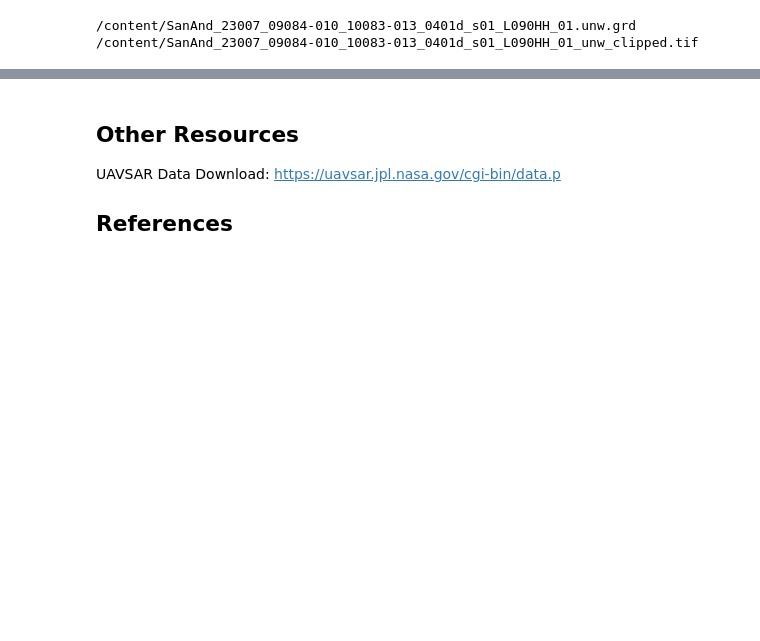
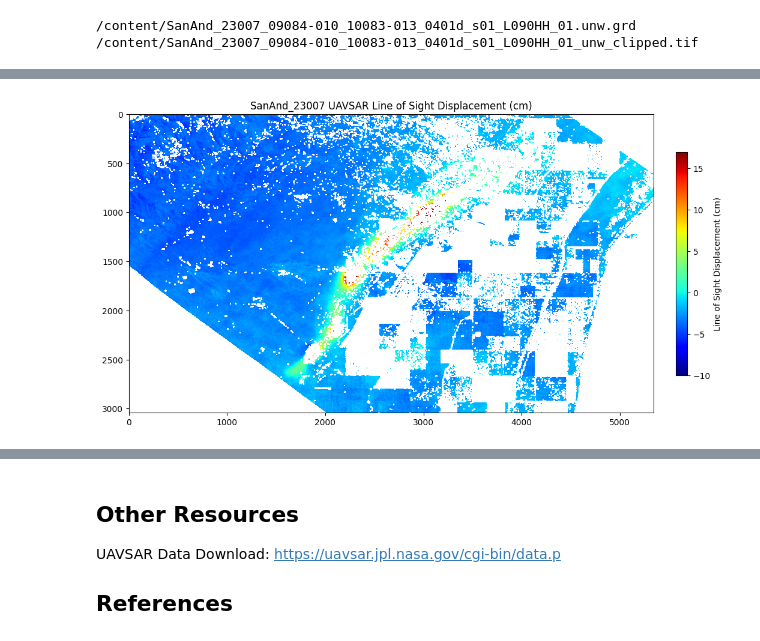
Before and after one commit to anniepeacock/DANSAR, a Jupyter notebook: nisar/Subsidence_NISAR.ipynb, the cells around one changed output, grey strips where cells are left out. Drawn from its saved outputs; the diff is of its cells as text; code cells hidden in the pictures; blank space fills up the shorter version.

```diff
--- a/nisar/Subsidence_NISAR.ipynb
+++ b/nisar/Subsidence_NISAR.ipynb
@@ -211,0 +257,11 @@ plt.imshow(grd_unw)
+# %%
+phase = grd_unw
+wavelength = 25 #in cm
+los_displacement = phase * (wavelength / (4 * np.pi))
+# %%
+plt.imshow(los_displacement, vmin=-10, vmax=17, cmap='jet')
+plt.title('SanAnd_23007 UAVSAR Line of Sight Displacement (cm)')
+plt.colorbar(label='Line of Sight Displacement (cm)', fraction=0.02, pad=0.04)
+plt.show()
+# %% [output]
+[figure, added]
```
Also changed, not shown: parts of 18 cells of this notebook.
